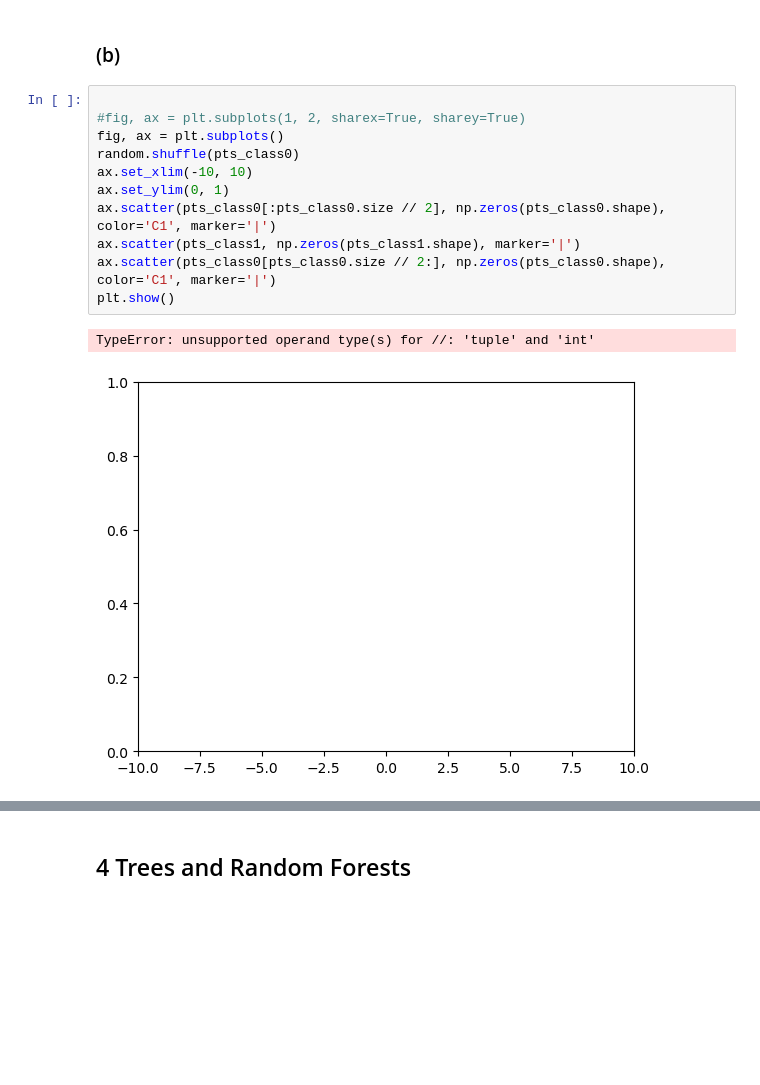
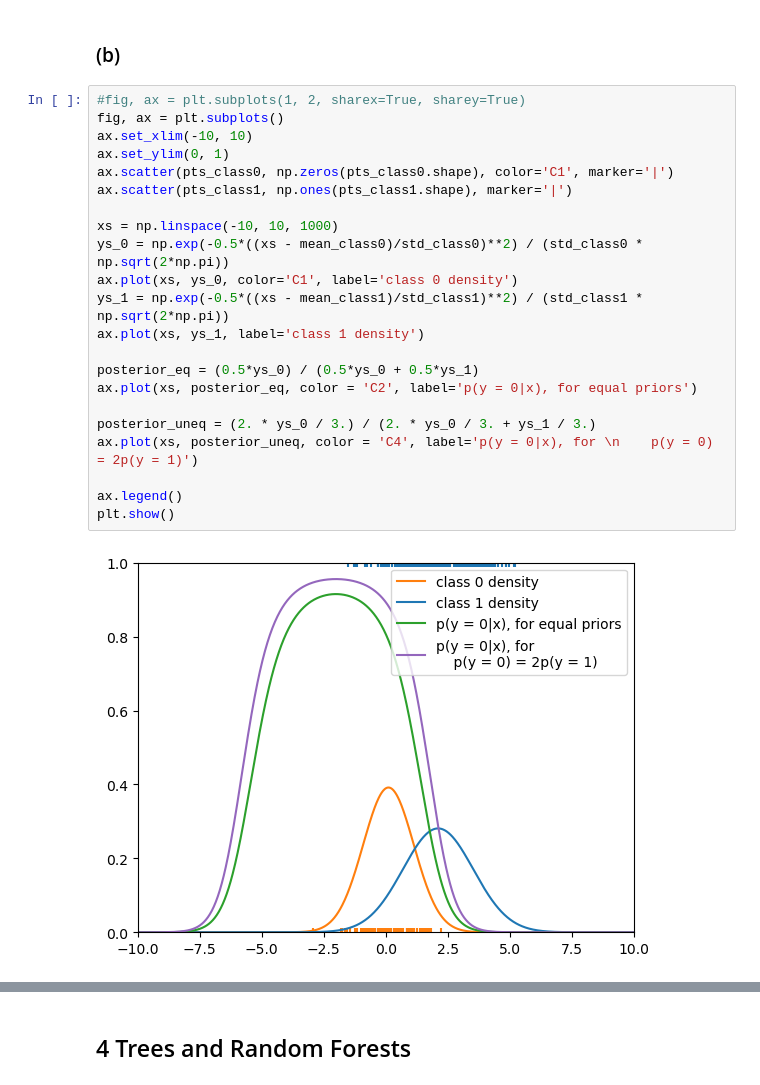
Before and after one commit to emironovich/mlph_w24, a Jupyter notebook: sheet04/sheet04.ipynb, the cells around one changed output, grey strips where cells are left out. Drawn from its saved outputs; the diff is of its cells as text; blank space fills up the shorter version.

```diff
--- a/sheet04/sheet04.ipynb
+++ b/sheet04/sheet04.ipynb
@@ -26,17 +26,27 @@ Class 0: mean 0.105777, std 1.018518
 Class 1: mean 2.105667, std 1.419657
 # %% [markdown]
 ### (b)
-# %%
-
-#fig, ax = plt.subplots(1, 2, sharex=True, sharey=True)
-fig, ax = plt.subplots()
-random.shuffle(pts_class0)
-ax.set_xlim(-10, 10)
-ax.set_ylim(0, 1)
-ax.scatter(pts_class0[:pts_class0.size // 2], np.zeros(pts_class0.shape), color='C1', marker='|')
-ax.scatter(pts_class1, np.zeros(pts_class1.shape), marker='|')
-ax.scatter(pts_class0[pts_class0.size // 2:], np.zeros(pts_class0.shape), color='C1', marker='|')
-plt.show()
-# %% [output]
-TypeError: unsupported operand type(s) for //: 'tuple' and 'int'
-[figure, removed]
+# %%
+#fig, ax = plt.subplots(1, 2, sharex=True, sharey=True)
+fig, ax = plt.subplots()
+ax.set_xlim(-10, 10)
+ax.set_ylim(0, 1)
+ax.scatter(pts_class0, np.zeros(pts_class0.shape), color='C1', marker='|')
+ax.scatter(pts_class1, np.ones(pts_class1.shape), marker='|')
+
+xs = np.linspace(-10, 10, 1000)
+ys_0 = np.exp(-0.5*((xs - mean_class0)/std_class0)**2) / (std_class0 * np.sqrt(2*np.pi))
+ax.plot(xs, ys_0, color='C1', label='class 0 density')
+ys_1 = np.exp(-0.5*((xs - mean_class1)/std_class1)**2) / (std_class1 * np.sqrt(2*np.pi))
+ax.plot(xs, ys_1, label='class 1 density')
+
+posterior_eq = (0.5*ys_0) / (0.5*ys_0 + 0.5*ys_1)
+ax.plot(xs, posterior_eq, color = 'C2', label='p(y = 0|x), for equal priors')
+
+posterior_uneq = (2. * ys_0 / 3.) / (2. * ys_0 / 3. + ys_1 / 3.)
+ax.plot(xs, posterior_uneq, color = 'C4', label='p(y = 0|x), for \n    p(y = 0) = 2p(y = 1)')
+
+ax.legend()
+plt.show()
+# %% [output]
+[figure, added]
```
Also changed, not shown: parts of 1 cell of this notebook.
